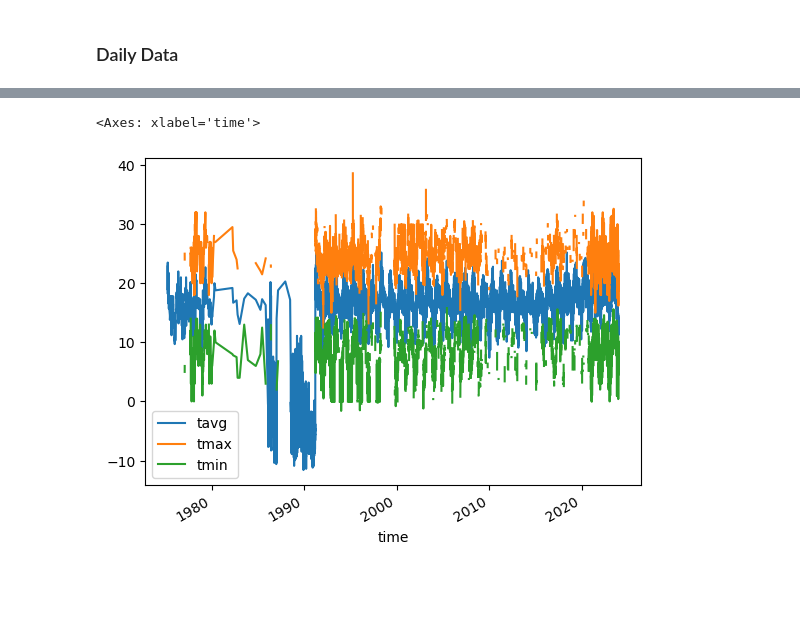
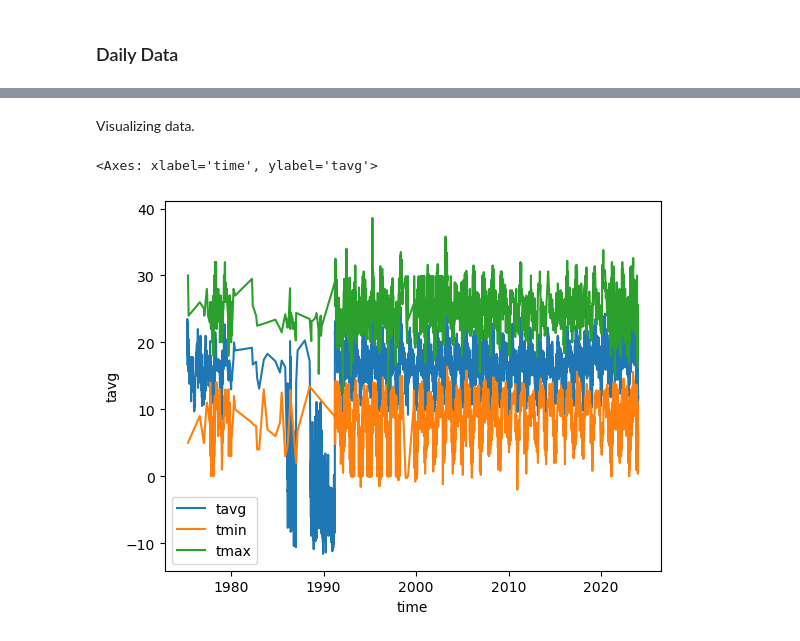
Before and after one commit to luisloyde/Puebla-extreme-climate-analysis, a Jupyter notebook: meteostat.ipynb, the cells around one changed output, grey strips where cells are left out. Drawn from its saved outputs; the diff is of its cells as text; code cells hidden in the pictures; blank space fills up the shorter version.

```diff
--- a/meteostat.ipynb
+++ b/meteostat.ipynb
@@ -148,5 +150,9 @@ data.head(1)
-# %%
-data.plot(y=['tavg','tmax','tmin'])
-# %% [output]
-<Axes: xlabel='time'>
-[figure, removed]
+# %% [markdown]
+Visualizing data.
+# %%
+sns.lineplot(x='time', y='tavg', data=data, label='tavg')
+sns.lineplot(x='time', y='tmin', data=data, label='tmin')
+sns.lineplot(x='time', y='tmax', data=data, label='tmax')
+# %% [output]
+<Axes: xlabel='time', ylabel='tavg'>
+[figure, added]
```
Also changed, not shown: parts of 30 cells of this notebook.
